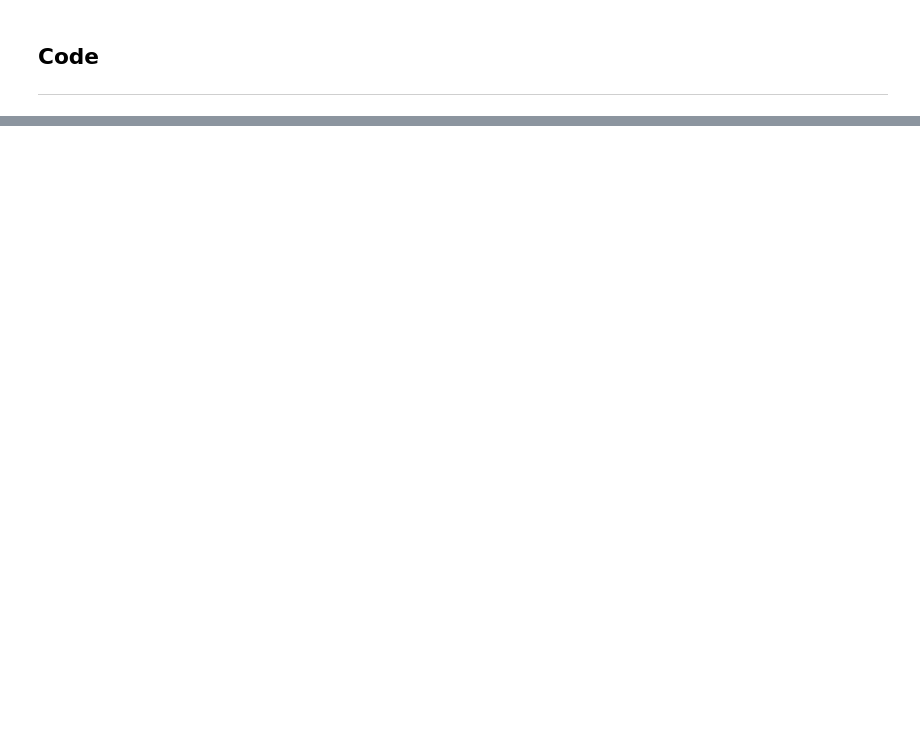
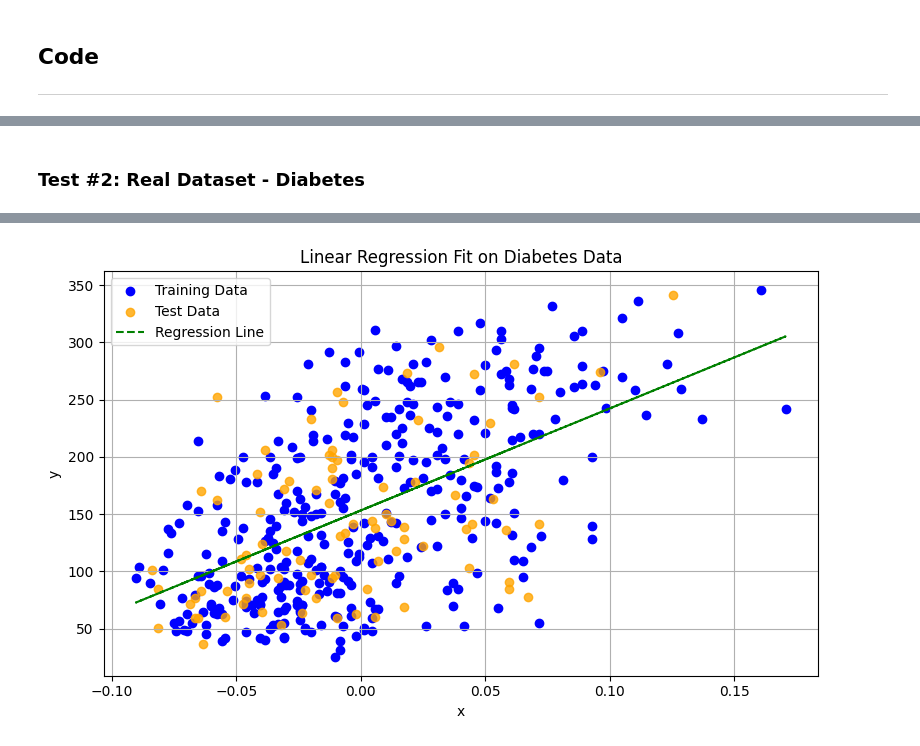
Before and after one commit to SahilBacchus/ml-in-assembly, a Jupyter notebook: linear_regression/gradient_descent/linear_regression_grad.ipynb, the cells around one changed output, grey strips where cells are left out. Cells and saved outputs as stored; diff of their text form; code cells hidden in the pictures; blank space fills up the shorter version.

```diff
--- a/linear_regression/gradient_descent/linear_regression_grad.ipynb
+++ b/linear_regression/gradient_descent/linear_regression_grad.ipynb
@@ -167,0 +220,65 @@ MSE: 0.0001293993782068545
+# %% [markdown]
+### Test #2: Real Dataset - Diabetes
+# %%
+from sklearn.datasets import load_diabetes
+from sklearn.model_selection import train_test_split
+from sklearn.metrics import root_mean_squared_error, mean_absolute_error, r2_score
+import pandas as pd
+
+# Load data
+diabetes = load_diabetes(as_frame=True)
+df = diabetes.frame[['target', 'bmi']]
+
+print(" Data ".center(30, "="))
+print(f"{df}\n\n")
+x = df['bmi'].to_list()
+y = df['target'].to_list()
+
+
+# Train/Test split --> 80/20 split
+x_train, x_test, y_train, y_test = train_test_split(x, y, train_size=0.8, test_size=0.2, random_state=69)
+
+# Train model
+print(" Model Training ".center(30, "="))
+model = LinearRegression()
+model.fit(x_train, y_train, alpha=0.1, epochs= 10_000, verbose=500)
+
+# Predict
+y_pred = model.predict(x_test)
+
+
+# Output model stats
+print()
+print(" Model Stats ".center(30, "="))
+theta_0, theta_1 = model.coefficients()
+print(f"Slope: {theta_1}")
+print(f"Intercept: {theta_0}")
+print(f"Regression Line: y = {theta_0:.4f} + {theta_1:.4f}x")
+print(f"MSE: {model.mse(x, y)}")
+
+rmse = root_mean_squared_error(y_test, y_pred)
+mae = mean_absolute_error(y_test, y_pred)
+r2 = r2_score(y_test, y_pred) # Coefficient of determination --> how much of the variance in y is explained by the model
+
+print(f"RMSE: {rmse:.2f}")
+print(f"MAE: {mae:.2f}")
+print(f"R² Score: {r2:.4f}")
+
+
+# Plot
+print()
+print(" Plotting Results ".center(30, "="))
+
+plt.figure(figsize=(8, 5))
+plt.scatter(x_train, y_train, color='blue', label='Training Data')
+plt.scatter(x_test, y_test, color='orange', alpha=0.8, label='Test Data')
+plt.plot(x, model.predict(x), color='green', linestyle='--', label='Regression Line')
+
+plt.title("Linear Regression Fit on Diabetes Data")
+plt.xlabel("x")
+plt.ylabel("y")
+plt.grid(True)
+plt.legend()
+plt.tight_layout()
+plt.show()
+# %% [output]
@@ -167,0 +302 @@ MSE: 0.0001293993782068545
+[figure, added]
```
Also changed, not shown: parts of 6 cells of this notebook.
